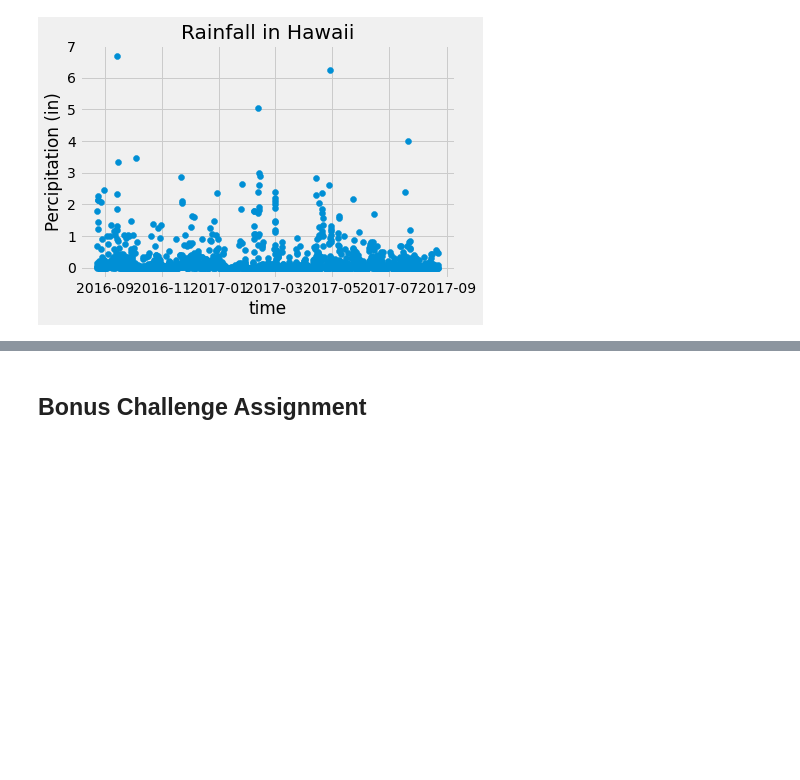
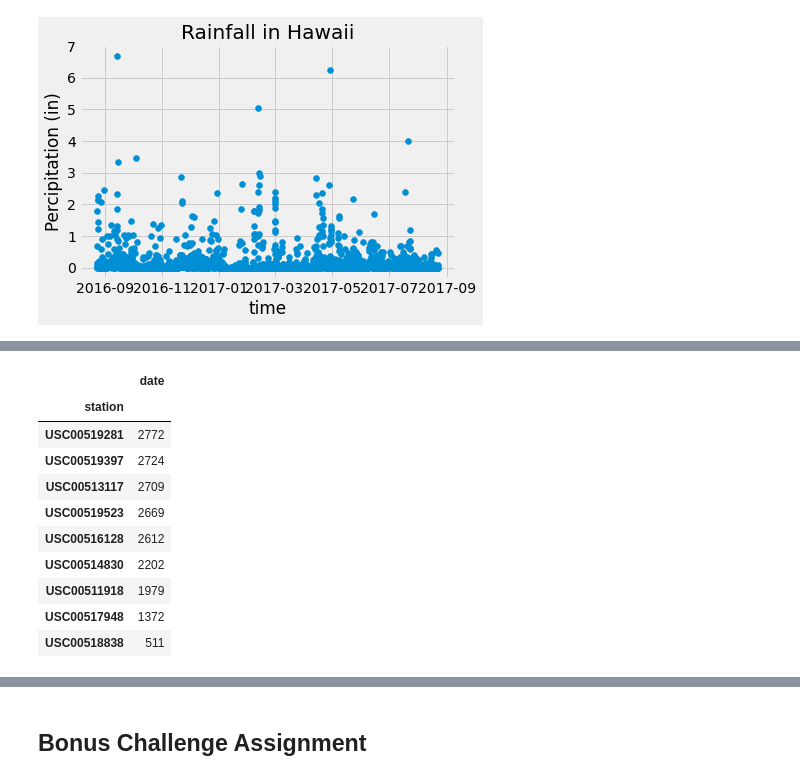
Before and after one commit to cyrilrb/sqlalchemy-challenge, a Jupyter notebook: climate_starter (CB).ipynb, the cells around one changed output, grey strips where cells are left out. Drawn from its saved outputs; the diff is of its cells as text; code cells hidden in the pictures; blank space fills up the shorter version.

```diff
--- a/climate_starter (CB).ipynb
+++ b/climate_starter (CB).ipynb
@@ -407,6 +333,23 @@ age_df
 # %%
 # What are the most active stations? (i.e. what stations have the most rows)?
 # List the stations and the counts in descending order.
+
+hawaii_stations =hawaii_rain_p.drop(['name','prcp', 'tobs','elevation','latitude','longitude'], axis=1)
+hawaii_stations = hawaii_stations.groupby(['station']).count()
+
+hawaii_stations.sort_values('date', ascending=False)
+# %% [output]
+|  | date |
+| station |  |
+| USC00519281 | 2772 |
+| USC00519397 | 2724 |
+| USC00513117 | 2709 |
+| USC00519523 | 2669 |
+| USC00516128 | 2612 |
+| USC00514830 | 2202 |
+| USC00511918 | 1979 |
+| USC00517948 | 1372 |
+| USC00518838 | 511 |
 # %%
 # Using the station id from the previous query, calculate the lowest temperature recorded,
 # highest temperature recorded, and average temperature of the most active station?
```
Also changed, not shown: parts of 6 cells of this notebook.
